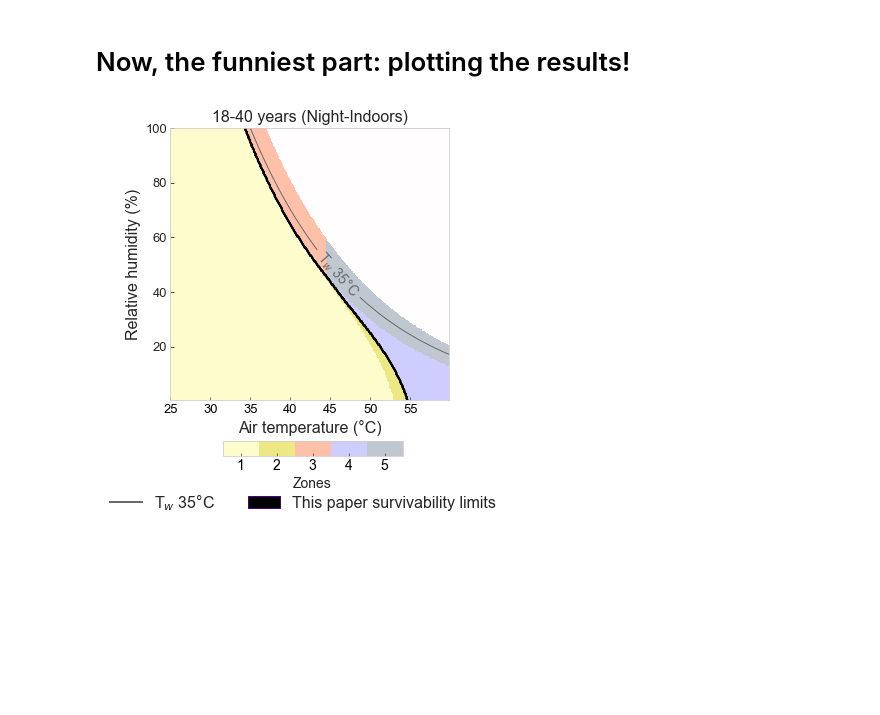
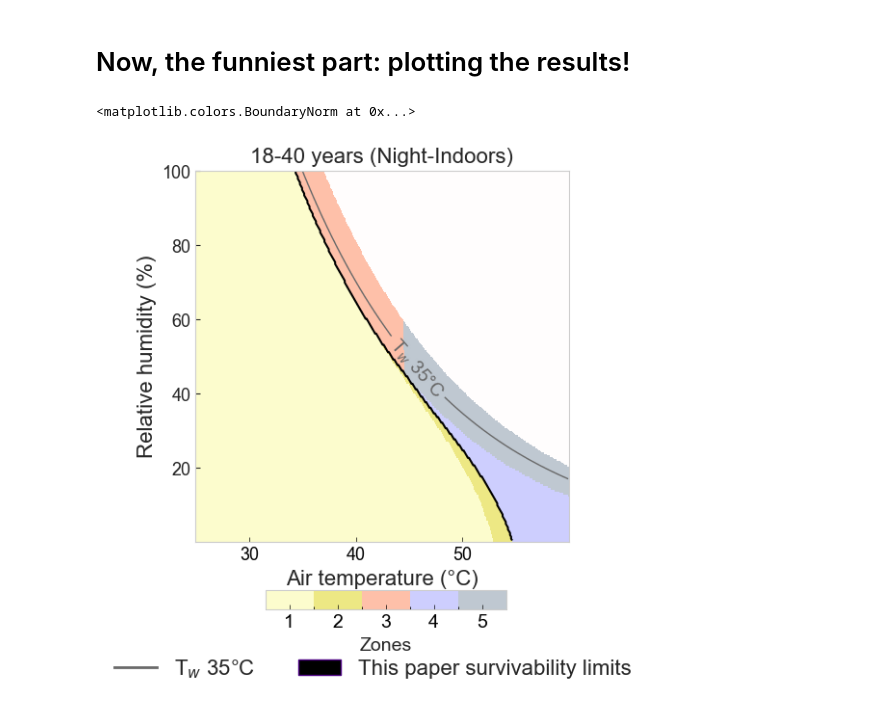
Before and after one commit to pouyashaeri/PyHHB, a Jupyter notebook: codes/SurvivabilityMatrix_Tutorial.ipynb, the cells around one changed output. Saved outputs shown, nothing was run; the diff lists cells and outputs as text; code cells hidden in the pictures; blank space fills up the shorter version.

```diff
--- a/codes/SurvivabilityMatrix_Tutorial.ipynb
+++ b/codes/SurvivabilityMatrix_Tutorial.ipynb
@@ -81,8 +103,10 @@ from matplotlib.patches import Patch
 from matplotlib.lines import Line2D
 # %%
 #Defining working directories (You need to change this to your local directory)
-workdir = 'C:/Users/gguzma20/Dropbox (ASU)/Gisel PhD/Survivability Paper Development/Model_GitHub/PyHHB/'
-#workdir = 'D:/Dropbox (ASU)/Gisel PhD/Survivability Paper Development/Model_GitHub/PyHHB/'
+# workdir = 'C:/Users/gguzma20/Dropbox (ASU)/Gisel PhD/Survivability Paper Development/Model_GitHub/PyHHB/'
+# workdir = 'D:/Dropbox (ASU)/Gisel PhD/Survivability Paper Development/Model_GitHub/PyHHB/'
+workdir = 'C:/PyHBB/'
+
 
 path_profiles  = workdir + 'personal_profiles/'
 list_profiles = glob.glob(path_profiles+'*.txt') #To list all the profiles names in the folder
@@ -434,6 +462,10 @@ survivability_lines
 200 rows × 3 columns
 # %% [markdown]
 # Now, the funniest part: plotting the results!
+# %%
+norm_survivability
+# %% [output]
+<matplotlib.colors.BoundaryNorm at 0x...>
 # %%
 xx = xx_temp
 yy = yy_humidity
@@ -443,36 +475,39 @@ fig = plt.figure(figsize=(5,5))
 #Ploting survivability line
 cb = plt.contour(xx,yy,survivability,colors = 'Black',lw=0.1)
 #Ploting survivability flags
-cs = plt.pcolormesh(xx,yy,flag_survivability,cmap = cmap_survivability,vmin=0.5, vmax=5.5, norm = norm_survivability)
+# cs = plt.pcolormesh(xx,yy,flag_survivability,cmap = cmap_survivability,vmin=0.5, vmax=5.5, norm = norm_survivability)
+cs = plt.pcolormesh(xx,yy,flag_survivability,cmap = cmap_survivability, norm = norm_survivability)
+
 
 #Setting wbt
 cp = plt.contour(xx,yy,WBT_matrix,colors = 'Dimgrey', levels= [35],linewidths=(1,))
 plt.clabel(cp, fmt = 'T$_w$ %2.1d°C', colors = 'Dimgrey', manual= [(55,70)],fontsize=14) #contour line labels
 
 #Mask for values above Tw > 37°C because are not plausible to occur.
 WBT_matrix[~np.isfinite(WBT_matrix)]= 40 #This line is just to do something with the values that are nan in WBT matrix
 plt.contourf(xx,yy,WBT_matrix[WBT_matrix>37],cmap = 'seismic',levels =[6,np.nanmax(WBT_matrix)],zorder =2)
 
 #Setting plot labels
 plt.title(profile['name'] + " ("+sun+")", fontsize = 16)
 plt.xlabel('Air temperature (°C)', fontsize = 16)
 plt.ylabel(hum_label,fontsize = 16)
 
 
 #Setting colorbar
 cax = fig.add_axes([0.27, -0.03, 0.5, 0.04])
-cbar = plt.colorbar(cs, cax=cax,pad=0.08,fraction=0.04,ticks=[ticks_survivability],orientation = 'horizontal')
+# cbar = plt.colorbar(cs, cax=cax,pad=0.08,fraction=0.04,ticks=[ticks_survivability],orientation = 'horizontal')
+cbar = plt.colorbar(cs, cax=cax, pad=0.08, fraction=0.04, ticks=ticks_survivability, orientation='horizontal')
 cbar.ax.tick_params(labelsize=14)
 cbar.ax.set_xticklabels(ticks_survivability)
 cbar.set_label('Zones',fontsize = 14)
 
 #Setting legend
 legend_elements = [Line2D([0], [0], color='DimGrey', lw=2, label='T$_w$ 35°C'),
                     Patch(facecolor='Black', edgecolor='Indigo', label='This paper survivability limits')]
 plt.legend(handles=legend_elements,bbox_to_anchor=(1.6,-1.5),fontsize =16,ncol =2)
 
 
 plt.savefig(path_save+version+'_Survivability_Flags_'+sun+'_'+str(exp_time)+'H-'+name_profile+'.jpeg',dpi=300,transparent=False,bbox_inches='tight')
 plt.show();plt.close()
 # %% [output]
-[figure, old version]
+[figure, new version]
```
Also changed, not shown: parts of 3 cells of this notebook, 5 other files.
